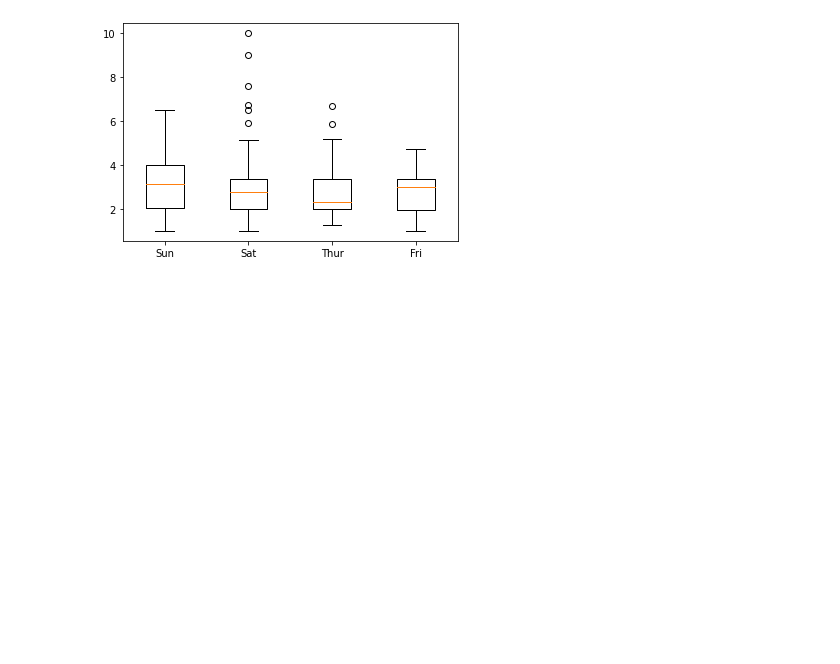
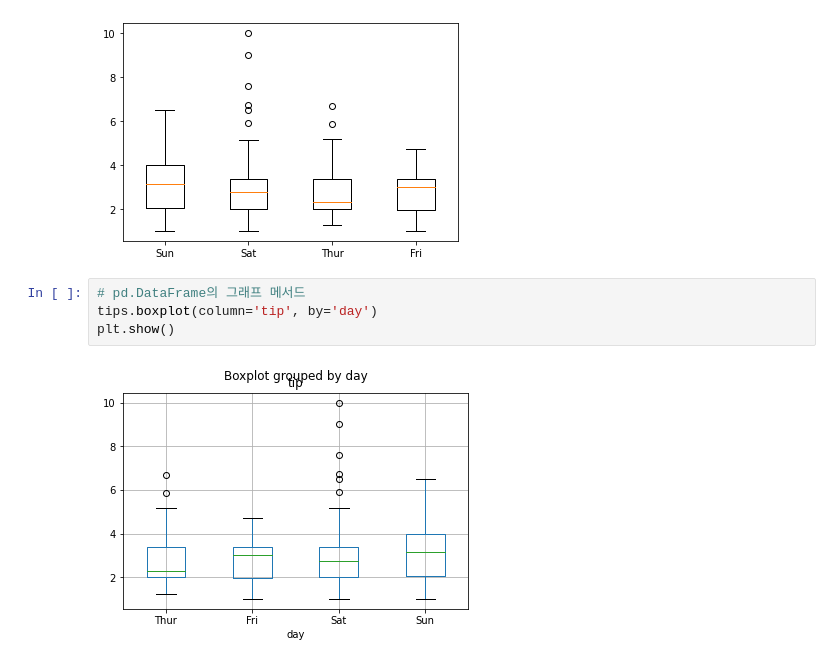
Before and after one commit to sjunkim95/lab-python, a Jupyter notebook: py21_matplotlib.ipynb, the cells around one changed output. Cells and saved outputs as stored; diff of their text form; blank space fills up the shorter version.

```diff
--- a/py21_matplotlib.ipynb
+++ b/py21_matplotlib.ipynb
@@ -467,3 +467,9 @@ plt.boxplot(x=np.array(data, dtype=object), labels=days)
 plt.show()
 # %% [output]
 [figure]
+# %%
+# pd.DataFrame의 그래프 메서드
+tips.boxplot(column='tip', by='day')
+plt.show()
+# %% [output]
+[figure, added]
```
Also changed, not shown: parts of 20 cells of this notebook.
